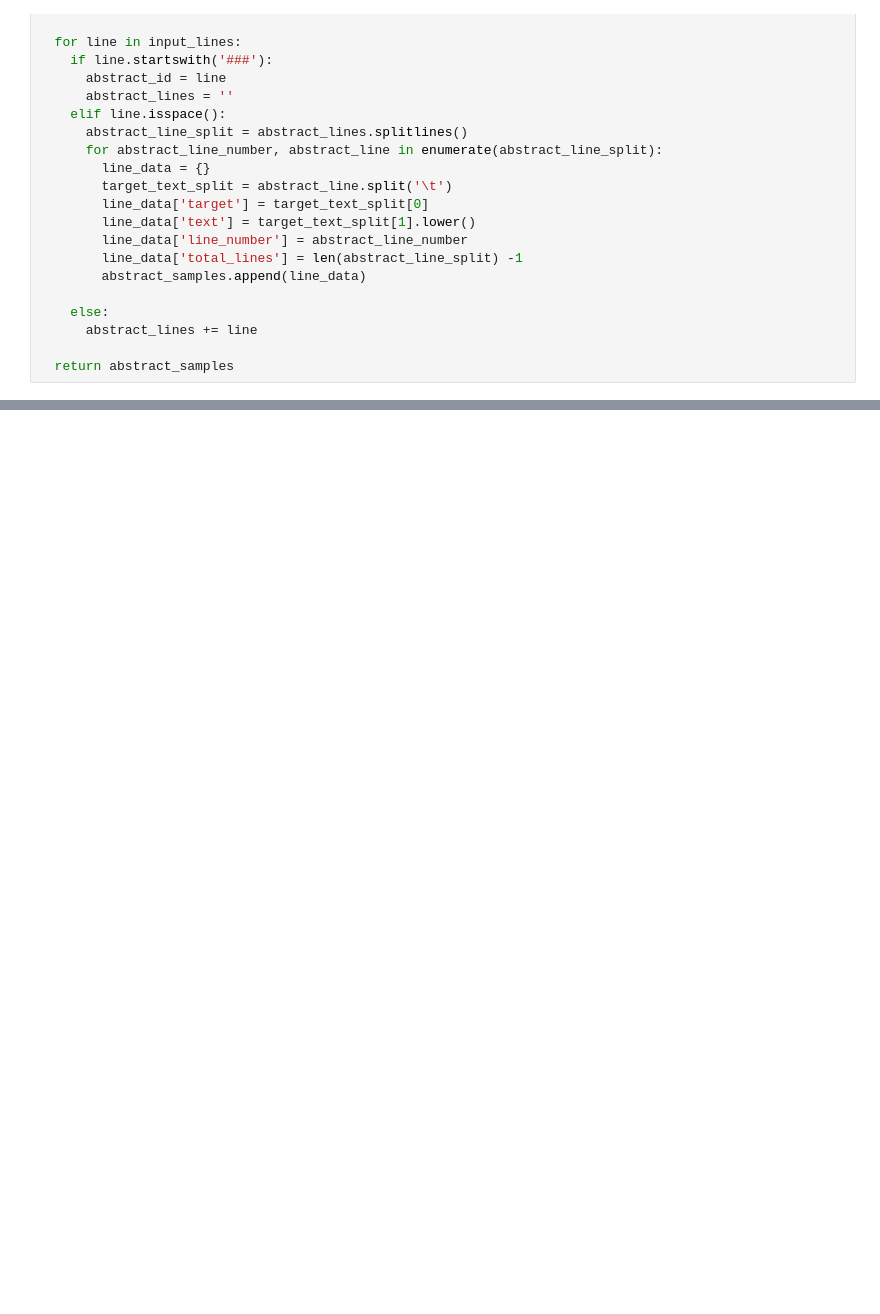
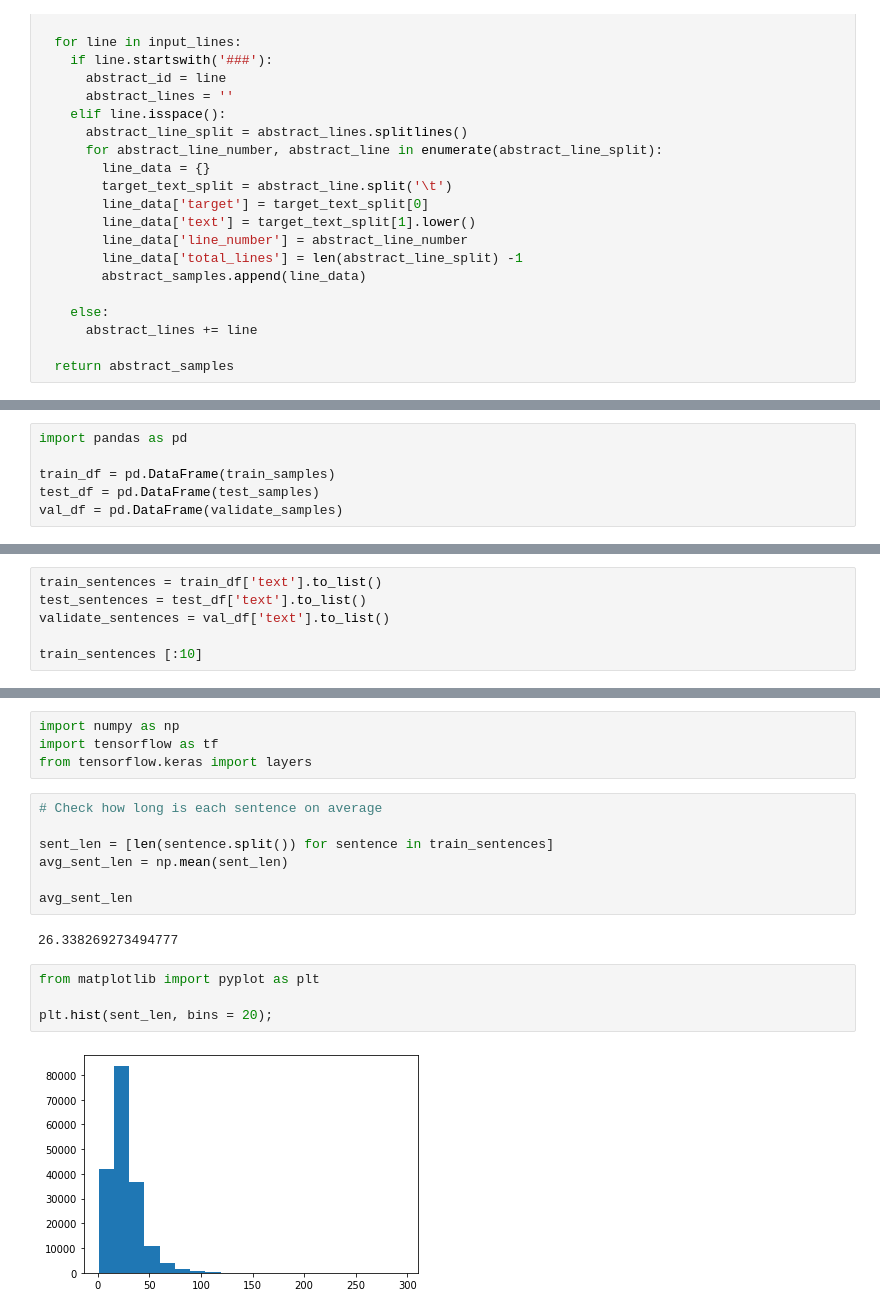
Before and after one commit to eMIKARp/NLP-with-TENSORFLOW-2, a Jupyter notebook: SkimLit.ipynb, the cells around one changed output, grey strips where cells are left out. Saved outputs shown, nothing was run; the diff lists cells and outputs as text; blank space fills up the shorter version.

Commit message:
Check in commit

```diff
--- a/SkimLit.ipynb
+++ b/SkimLit.ipynb
@@ -126,0 +132,6 @@ Wall time: 463 ms
+# %%
+import pandas as pd
+
+train_df = pd.DataFrame(train_samples)
+test_df = pd.DataFrame(test_samples)
+val_df = pd.DataFrame(validate_samples)
@@ -126,0 +147,6 @@ Wall time: 463 ms
+# %%
+train_sentences = train_df['text'].to_list()
+test_sentences = test_df['text'].to_list()
+validate_sentences = val_df['text'].to_list()
+
+train_sentences [:10]
@@ -126,0 +256,19 @@ Wall time: 463 ms
+# %%
+import numpy as np
+import tensorflow as tf
+from tensorflow.keras import layers
+# %%
+# Check how long is each sentence on average
+
+sent_len = [len(sentence.split()) for sentence in train_sentences]
+avg_sent_len = np.mean(sent_len)
+
+avg_sent_len
+# %% [output]
+26.338269273494777
+# %%
+from matplotlib import pyplot as plt
+
+plt.hist(sent_len, bins = 20);
+# %% [output]
+[figure, added]
```
Also changed, not shown: parts of 22 cells of this notebook.
